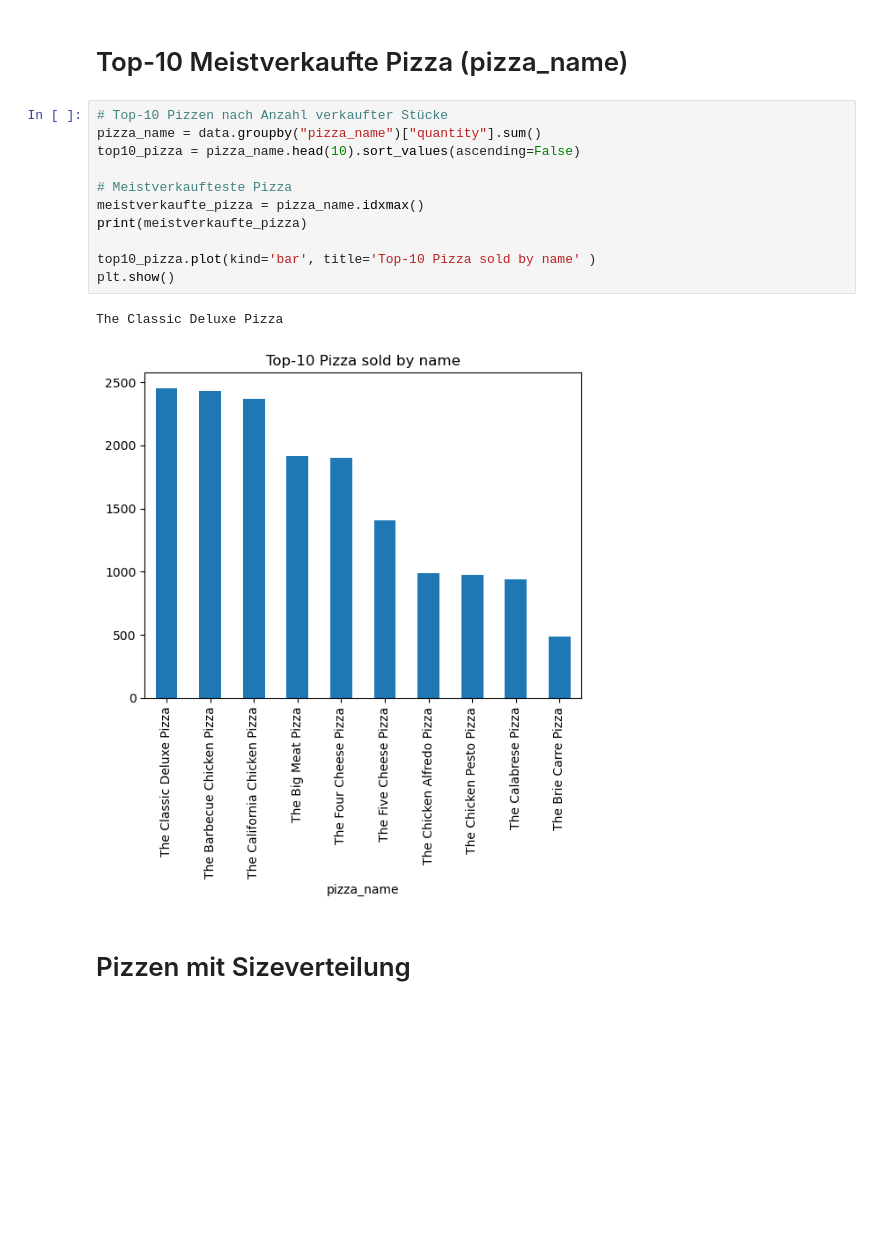
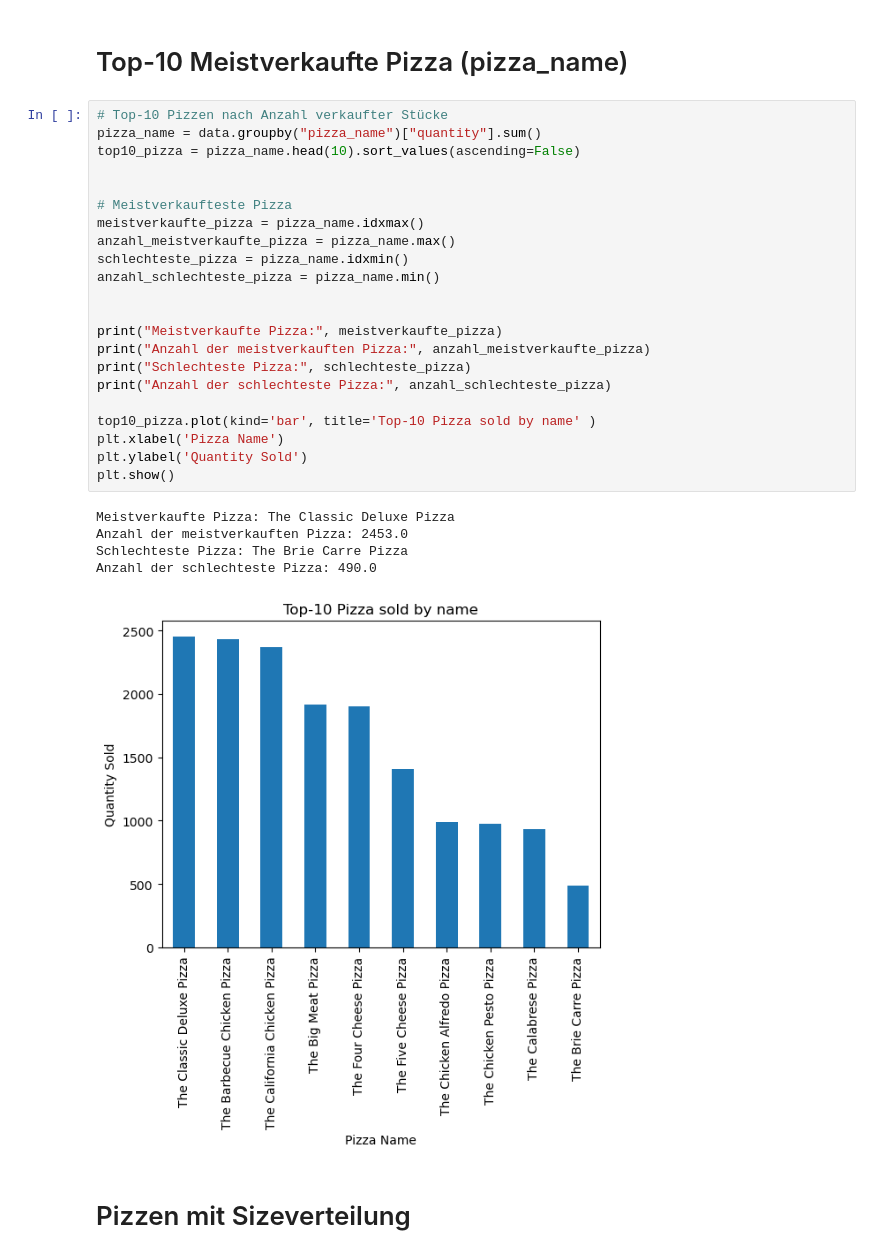
Before and after one commit to dasrinkana/pizza_sales, a Jupyter notebook: pizza.ipynb, the cells around one changed output. Saved outputs shown, nothing was run; the diff lists cells and outputs as text; blank space fills up the shorter version.

```diff
--- a/pizza.ipynb
+++ b/pizza.ipynb
@@ -40,17 +40,31 @@ data = pd.read_csv('dataset\\pizza_sales_updated.csv')
 # %%
 # Top-10 Pizzen nach Anzahl verkaufter Stücke
 pizza_name = data.groupby("pizza_name")["quantity"].sum()
 top10_pizza = pizza_name.head(10).sort_values(ascending=False)
 
+
 # Meistverkaufteste Pizza
 meistverkaufte_pizza = pizza_name.idxmax()
-print(meistverkaufte_pizza)
+anzahl_meistverkaufte_pizza = pizza_name.max()
+schlechteste_pizza = pizza_name.idxmin()
+anzahl_schlechteste_pizza = pizza_name.min()
+
+
+print("Meistverkaufte Pizza:", meistverkaufte_pizza)
+print("Anzahl der meistverkauften Pizza:", anzahl_meistverkaufte_pizza)
+print("Schlechteste Pizza:", schlechteste_pizza)
+print("Anzahl der schlechteste Pizza:", anzahl_schlechteste_pizza)
 
 top10_pizza.plot(kind='bar', title='Top-10 Pizza sold by name' )
+plt.xlabel('Pizza Name')
+plt.ylabel('Quantity Sold')
 plt.show()
 # %% [output]
-The Classic Deluxe Pizza
+Meistverkaufte Pizza: The Classic Deluxe Pizza
+Anzahl der meistverkauften Pizza: 2453.0
+Schlechteste Pizza: The Brie Carre Pizza
+Anzahl der schlechteste Pizza: 490.0
-[figure, old version]
+[figure, new version]
 # %% [markdown]
 # Pizzen mit Sizeverteilung
 # %%
```
Also changed, not shown: parts of 7 cells of this notebook.
